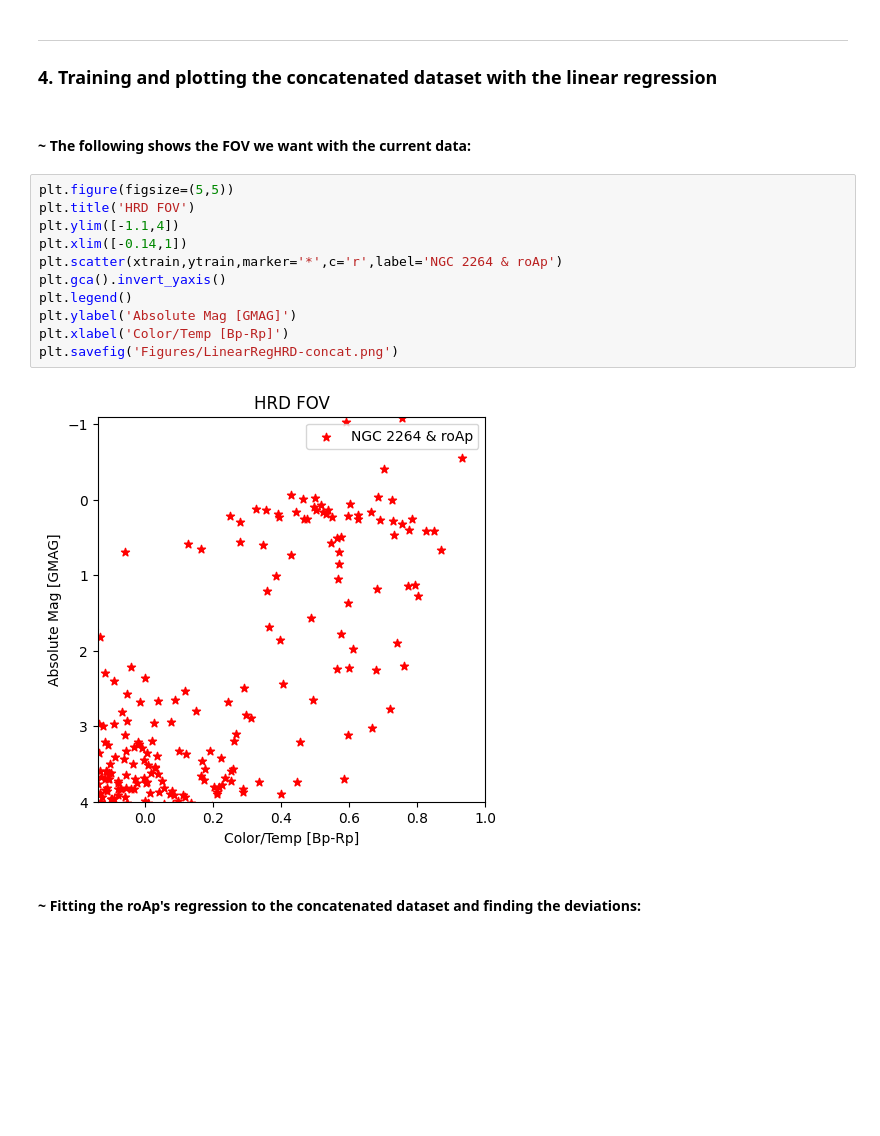
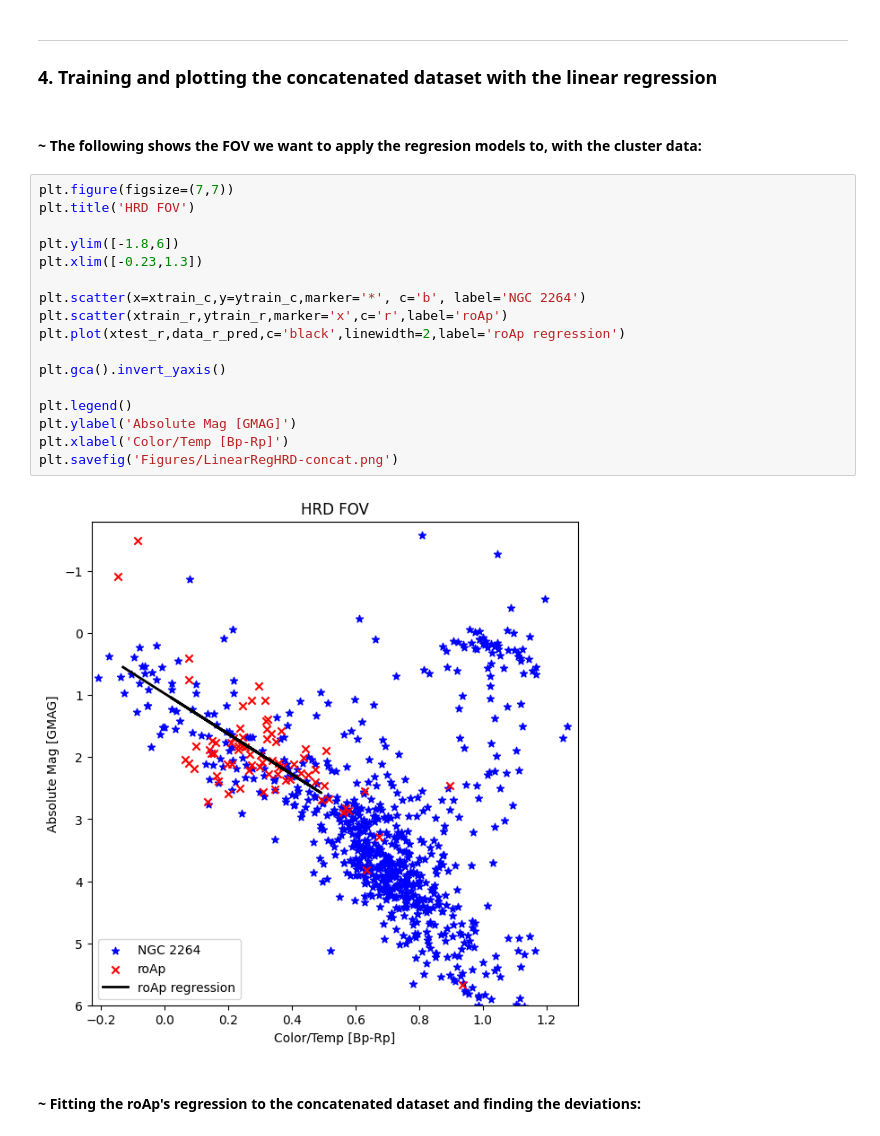
Before and after one commit to RavingRoss/roAp-Classification, a Jupyter notebook: CS455-regression.ipynb, the cells around one changed output. Drawn from its saved outputs; the diff is of its cells as text; blank space fills up the shorter version.

```diff
--- a/CS455-regression.ipynb
+++ b/CS455-regression.ipynb
@@ -174,20 +182,26 @@ Coefficient of determination for cluster: 0.56
 
 ### 4. Training and plotting the concatenated dataset with the linear regression
 # %% [markdown]
-#### ~ The following shows the FOV we want with the current data:
+#### ~ The following shows the FOV we want to apply the regresion models to, with the cluster data:
 # %%
-plt.figure(figsize=(5,5))
+plt.figure(figsize=(7,7))
 plt.title('HRD FOV')
-plt.ylim([-1.1,4])
-plt.xlim([-0.14,1])
-plt.scatter(xtrain,ytrain,marker='*',c='r',label='NGC 2264 & roAp')
+
+plt.ylim([-1.8,6])
+plt.xlim([-0.23,1.3])
+
+plt.scatter(x=xtrain_c,y=ytrain_c,marker='*', c='b', label='NGC 2264')
+plt.scatter(xtrain_r,ytrain_r,marker='x',c='r',label='roAp')
+plt.plot(xtest_r,data_r_pred,c='black',linewidth=2,label='roAp regression')
+
 plt.gca().invert_yaxis()
+
 plt.legend()
 plt.ylabel('Absolute Mag [GMAG]')
 plt.xlabel('Color/Temp [Bp-Rp]')
 plt.savefig('Figures/LinearRegHRD-concat.png')
 # %% [output]
-[figure, old version]
+[figure, new version]
 # %% [markdown]
 #### ~ Fitting the roAp's regression to the concatenated dataset and finding the deviations:
 # %%
```
Also changed, not shown: parts of 25 cells of this notebook, 12 other files.
